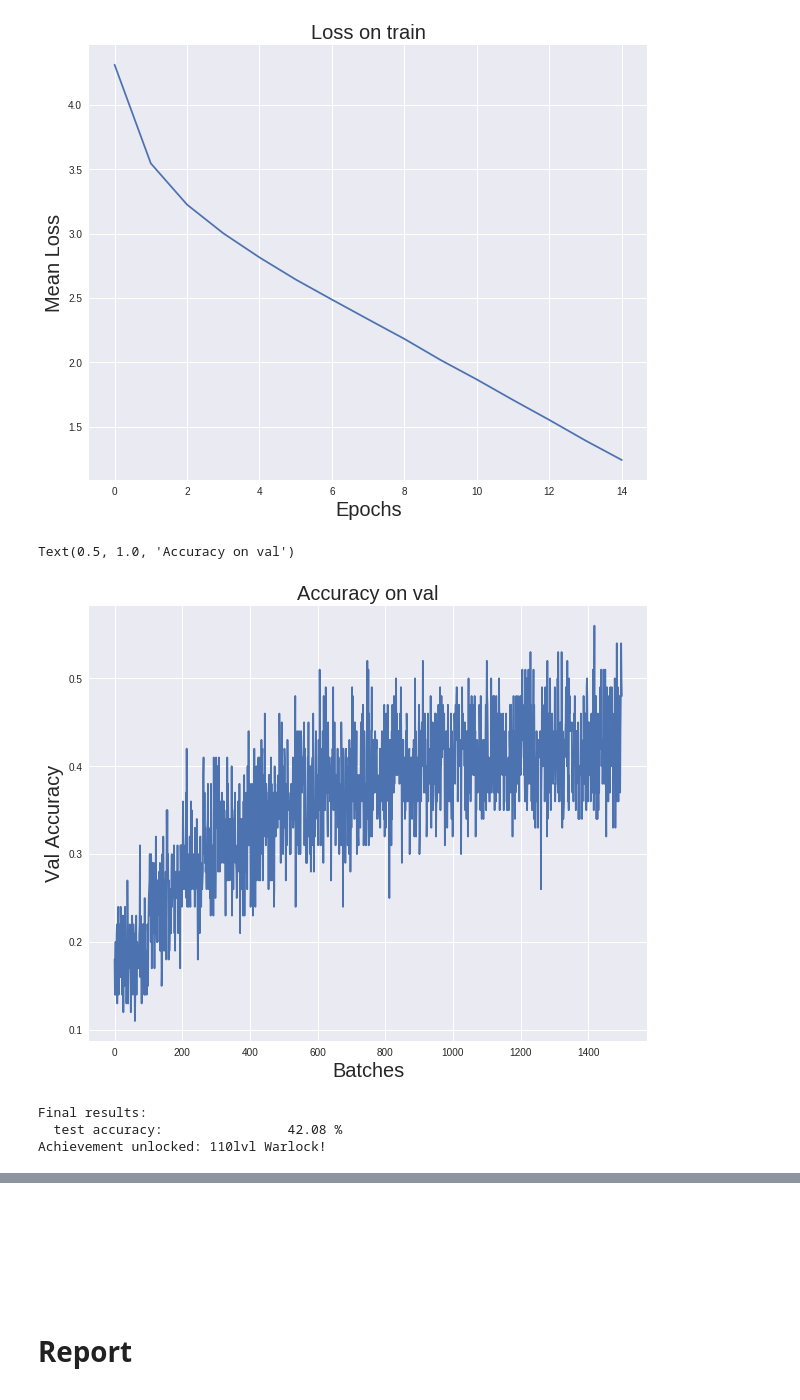
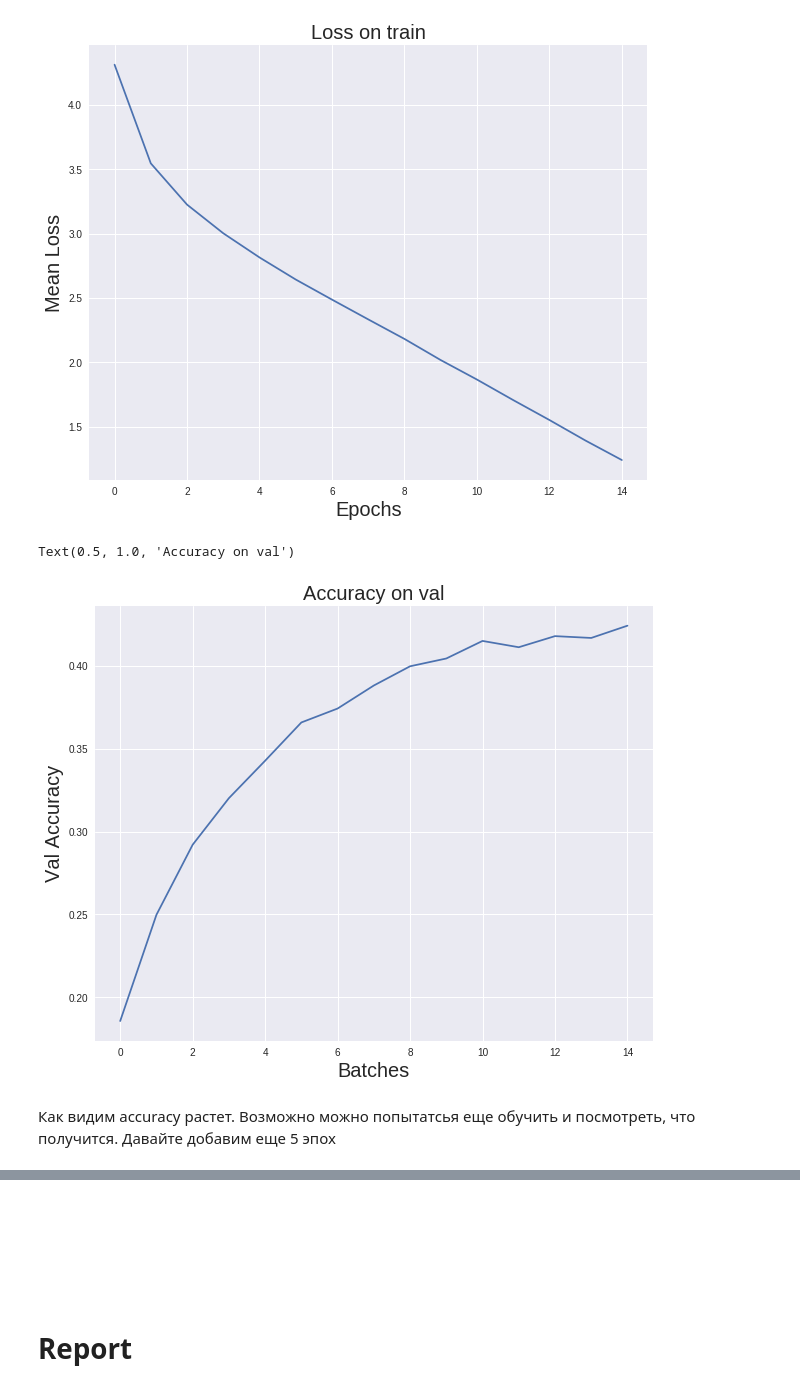
Before and after one commit to Radi4/DL_colab, a Jupyter notebook: homework_part2_solved.ipynb, the cells around one changed output, grey strips where cells are left out. Saved outputs shown, nothing was run; the diff lists cells and outputs as text; code cells hidden in the pictures.

```diff
--- a/homework_part2_solved.ipynb
+++ b/homework_part2_solved.ipynb
@@ -387,30 +406,18 @@ plt.title('Loss on train', fontsize = 20)
 # %% [output]
 Text(0.5, 1.0, 'Loss on train')
 [figure]
+# %%
+val_acc_epochs = []
+step = len(val_accuracy) // num_epochs
+for i in range(0, len(val_accuracy), step):
+  val_acc_epochs.append(np.mean(val_accuracy[i : i + step]))
 # %%
-plt.plot(range(len(val_accuracy)), val_accuracy)
+plt.plot(range(len(val_acc_epochs)), val_acc_epochs)
 plt.xlabel('Batches', fontsize = 20)
 plt.ylabel('Val Accuracy', fontsize = 20)
 plt.title('Accuracy on val', fontsize = 20)
 # %% [output]
 Text(0.5, 1.0, 'Accuracy on val')
-[figure, old version]
+[figure, new version]
-# %%
-print("Final results:")
-print("  test accuracy:\t\t{:.2f} %".format(
-    test_accuracy * 100))
-
-if test_accuracy * 100 > 40:
-    print("Achievement unlocked: 110lvl Warlock!")
-elif test_accuracy * 100 > 35:
-    print("Achievement unlocked: 80lvl Warlock!")
-elif test_accuracy * 100 > 30:
-    print("Achievement unlocked: 70lvl Warlock!")
-elif test_accuracy * 100 > 25:
-    print("Achievement unlocked: 60lvl Warlock!")
-else:
-    print("We need more magic! Follow instructons below")
-# %% [output]
-Final results:
-  test accuracy:                42.08 %
-Achievement unlocked: 110lvl Warlock!
+# %% [markdown]
+Как видим accuracy растет. Возможно можно попытатсья еще обучить и посмотреть, что получится. Давайте добавим еще 5 эпох
```
Also changed, not shown: parts of 16 cells of this notebook.
